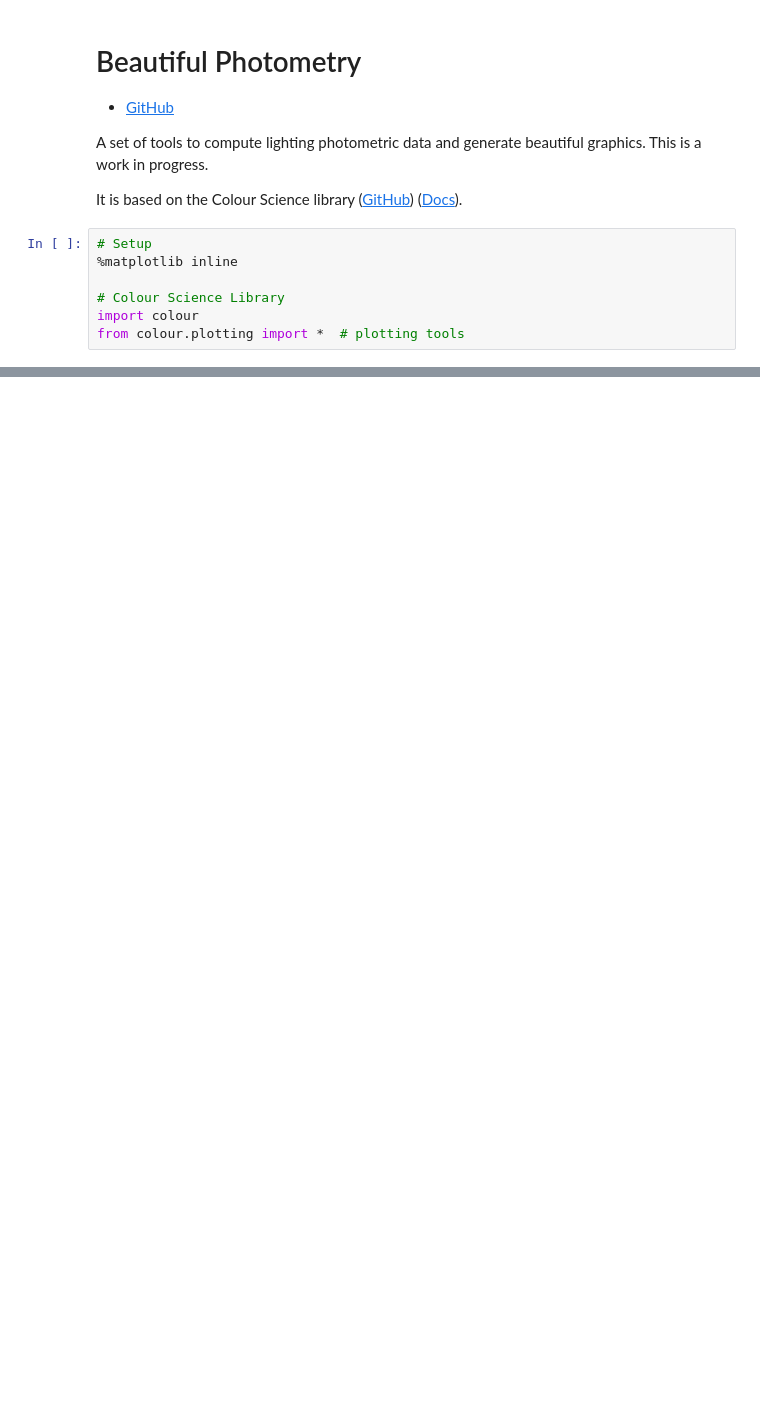
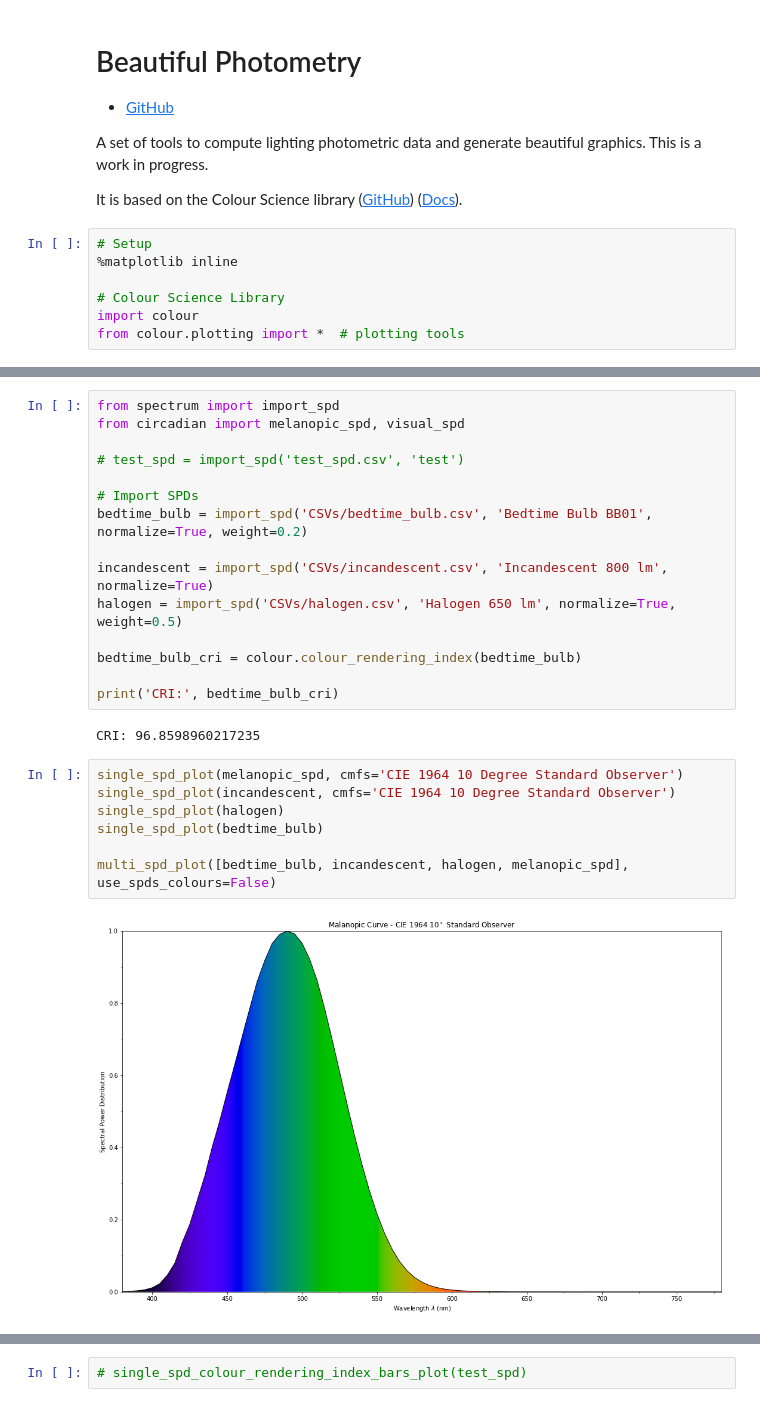
Before and after one commit to yeutterg/beautiful-photometry, a Jupyter notebook: beautiful-photometry.ipynb, the cells around one changed output, grey strips where cells are left out. Saved outputs shown, nothing was run; the diff lists cells and outputs as text; blank space fills up the shorter version.

Commit message:
test plots using colour library

```diff
--- a/beautiful-photometry.ipynb
+++ b/beautiful-photometry.ipynb
@@ -35,0 +16,26 @@ Adding an axes using the same arguments as a previous axes currently reuses the
+# %%
+from spectrum import import_spd
+from circadian import melanopic_spd, visual_spd
+
+# test_spd = import_spd('test_spd.csv', 'test')
+
+# Import SPDs
+bedtime_bulb = import_spd('CSVs/bedtime_bulb.csv', 'Bedtime Bulb BB01', normalize=True, weight=0.2)
+
+incandescent = import_spd('CSVs/incandescent.csv', 'Incandescent 800 lm', normalize=True)
+halogen = import_spd('CSVs/halogen.csv', 'Halogen 650 lm', normalize=True, weight=0.5)
+
+bedtime_bulb_cri = colour.colour_rendering_index(bedtime_bulb)
+
+print('CRI:', bedtime_bulb_cri)
+# %% [output]
+CRI: 96.8598960217235
+# %%
+single_spd_plot(melanopic_spd, cmfs='CIE 1964 10 Degree Standard Observer')
+single_spd_plot(incandescent, cmfs='CIE 1964 10 Degree Standard Observer')
+single_spd_plot(halogen)
+single_spd_plot(bedtime_bulb)
+
+multi_spd_plot([bedtime_bulb, incandescent, halogen, melanopic_spd], use_spds_colours=False)
+# %% [output]
+[figure, added]
@@ -35,0 +46,2 @@ Adding an axes using the same arguments as a previous axes currently reuses the
+# %%
+# single_spd_colour_rendering_index_bars_plot(test_spd)
```
Also changed, not shown: parts of 4 cells of this notebook.
